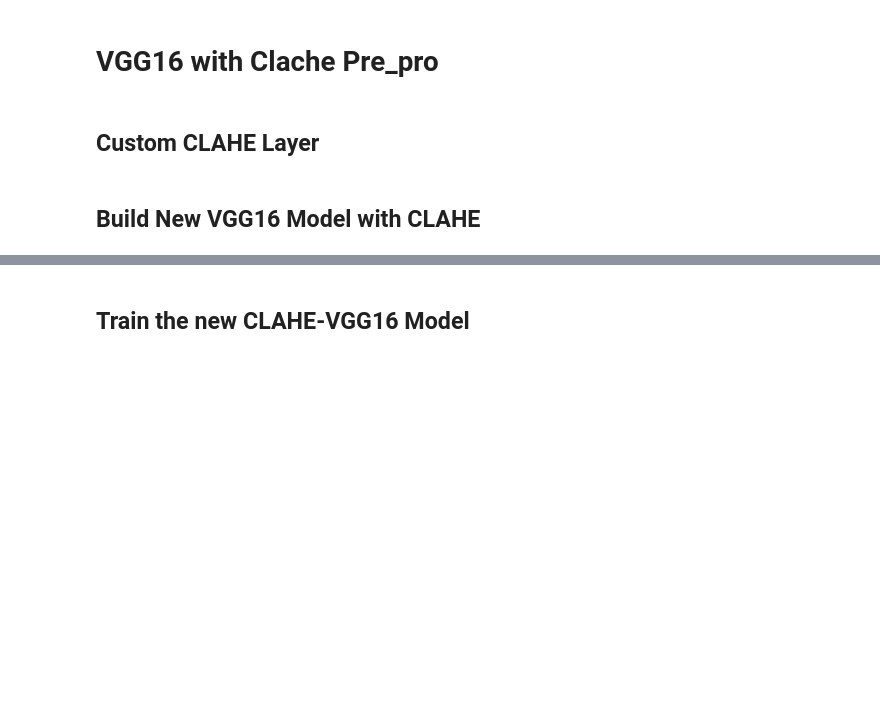
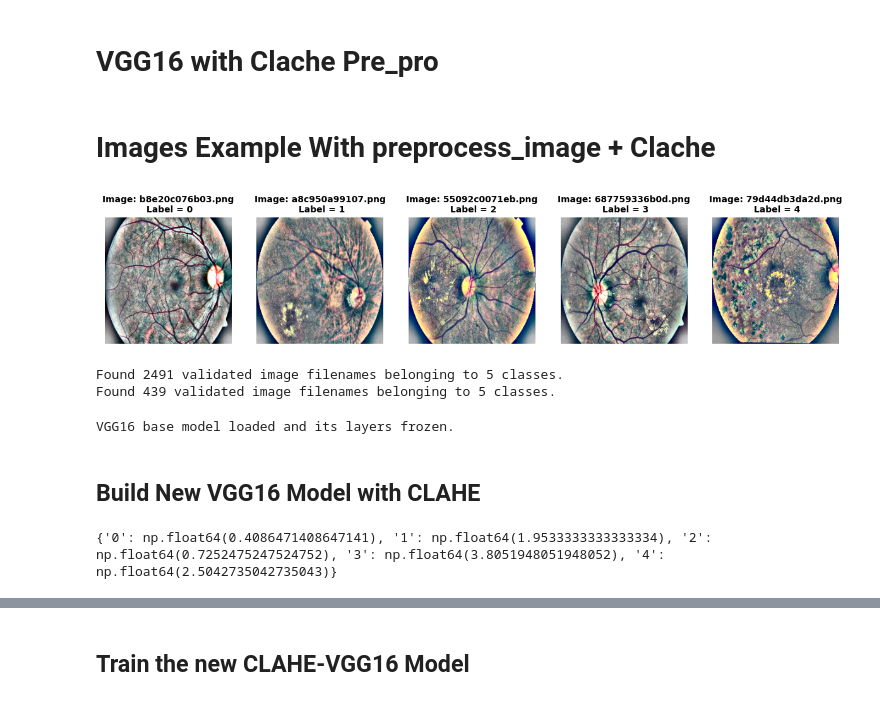
Before and after one commit to GeoNosX/Aptos-Project, a Jupyter notebook: VGG16_Model_with_weights.ipynb, the cells around one changed output, grey strips where cells are left out. Saved outputs shown, nothing was run; the diff lists cells and outputs as text; code cells hidden in the pictures; blank space fills up the shorter version.

```diff
--- a/VGG16_Model_with_weights.ipynb
+++ b/VGG16_Model_with_weights.ipynb
@@ -290,5 +289,3 @@ def apply_clahe(image):
         raise ValueError("Unsupported image format. Image must be grayscale or 3-channel color.")
 
     return enhanced_image
-# %% [markdown]
-## Custom CLAHE Layer
@@ -321,3 +342,75 @@ class CLAHELayer(tf.keras.layers.Layer):
+# %% [markdown]
+# Images Example With preprocess_image + Clache
+# %%
+train_df = pd.read_csv(path+'/train_1.csv')
+train_df['id_code'] = train_df['id_code'].map(lambda x: x + '.png' if not x.endswith('.png') else x)
+
+
+fig, ax = plt.subplots(1, 5, figsize=(15, 6))
+for i in range(5):
+    sample = train_df[train_df['diagnosis'] == i].sample(1)
+    image_name = sample['id_code'].item()
+    X = preprocess_image(cv2.imread(f"{unbalanced_data_path}/{image_name}"))
+    ax[i].set_title(f"Image: {image_name}\n Label = {sample['diagnosis'].item()}",
+                    weight='bold', fontsize=10)
+    ax[i].axis('off')
+    ax[i].imshow(X);
+# %% [output]
+[figure, added]
+# %%
+train_df['diagnosis']=train_df['diagnosis'].astype(str)
+
+train_datagen = ImageDataGenerator(rotation_range=360,
+                                   horizontal_flip=True,
+                                   vertical_flip=True,
+                                   validation_split=0.15,
+                                   preprocessing_function=preprocess_image
+                                  )
+
+
+train_gen = train_datagen.flow_from_dataframe(train_df,
+                                                    x_col='id_code',
+                                                    y_col='diagnosis',
+                                                    directory = unbalanced_data_path,
+                                                    target_size=(224,224),
+                                                    batch_size=32,
+                                                    class_mode='sparse',
+                                                    subset='training')
+
+val_gen = train_datagen.flow_from_dataframe(train_df,
+                                                  x_col='id_code',
+                                                  y_col='diagnosis',
+                                                  directory = unbalanced_data_path,
+                                                  target_size=(224,224),
+                                                  batch_size=32,
+                                                  class_mode='sparse',
+                                                  subset='validation')
+# %% [output]
+Found 2491 validated image filenames belonging to 5 classes.
+Found 439 validated image filenames belonging to 5 classes.
+# %%
+from tensorflow.keras.applications import VGG19
+base_model = VGG19(
+    weights='imagenet',
+    include_top=False,
+    input_shape=(224, 224, 3)
+)
+
+for layer in base_model.layers:
+    layer.trainable = False
+
+print("VGG16 base model loaded and its layers frozen.")
+# %% [output]
+VGG16 base model loaded and its layers frozen.
 # %% [markdown]
 ## Build New VGG16 Model with CLAHE
+# %%
+classes = np.unique(train_df['diagnosis'])
+class_weights = compute_class_weight('balanced', classes=classes, y=train_df['diagnosis'].values)
+class_weight_dict = {c: w for c, w in zip(classes, class_weights)}
+
+
+print(class_weight_dict)
+# %% [output]
+{'0': np.float64(0.4086471408647141), '1': np.float64(1.9533333333333334), '2': np.float64(0.7252475247524752), '3': np.float64(3.8051948051948052), '4': np.float64(2.5042735042735043)}
 # %%
```
Also changed, not shown: parts of 12 cells of this notebook.
